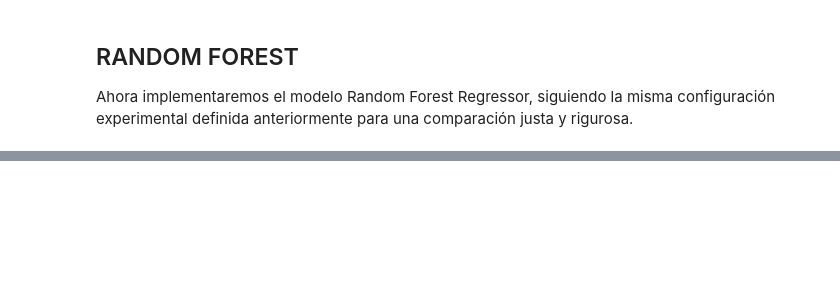
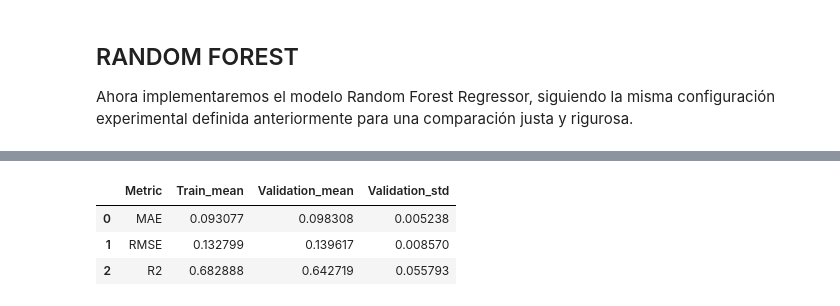
Before and after one commit to josemesa0112/machine-learning-repository, a Jupyter notebook: Machine_Learning_applied_to_Crime_Prediction.ipynb, the cells around one changed output, grey strips where cells are left out. Cells and saved outputs as stored; diff of their text form; code cells hidden in the pictures; blank space fills up the shorter version.

```diff
--- a/Machine_Learning_applied_to_Crime_Prediction.ipynb
+++ b/Machine_Learning_applied_to_Crime_Prediction.ipynb
@@ -769,0 +946,79 @@ Al comparar el desempeño del modelo Random Forest con la Regresión Lineal, pod
+# %%
+from sklearn.svm import SVR
+
+# Definir las configuraciones de hiperparámetros para SVR
+svr_configs = [
+    {"kernel": "linear", "C": 1.0, "model_name": "SVR (Kernel: Linear, C=1)"},
+    {"kernel": "linear", "C": 1e-2, "model_name": "SVR (Kernel: Linear, C=0.01)"},
+    {"kernel": "linear", "C": 1e2, "model_name": "SVR (Kernel: Linear, C=100)"},
+    {"kernel": "poly", "C": 1.0, "degree": 3, "model_name": "SVR (Kernel: Poly, C=1, Deg=3)"},
+    {"kernel": "poly", "C": 1e-2, "degree": 3, "model_name": "SVR (Kernel: Poly, C=0.01, Deg=3)"},
+    {"kernel": "poly", "C": 1e2, "degree": 3, "model_name": "SVR (Kernel: Poly, C=100, Deg=3)"},
+    {"kernel": "poly", "C": 1.0, "degree": 5, "model_name": "SVR (Kernel: Poly, C=1, Deg=5)"},
+    {"kernel": "poly", "C": 1e-2, "degree": 5, "model_name": "SVR (Kernel: Poly, C=0.01, Deg=5)"},
+    {"kernel": "poly", "C": 1e2, "degree": 5, "model_name": "SVR (Kernel: Poly, C=100, Deg=5)"},
+    {"kernel": "poly", "C": 1.0, "degree": 7, "model_name": "SVR (Kernel: Poly, C=1, Deg=7)"},
+    {"kernel": "poly", "C": 1e-2, "degree": 7, "model_name": "SVR (Kernel: Poly, C=0.01, Deg=7)"},
+    {"kernel": "poly", "C": 1e2, "degree": 7, "model_name": "SVR (Kernel: Poly, C=100, Deg=7)"},
+    {"kernel": "rbf", "C": 1.0, "gamma": 1e-2, "model_name": "SVR (Kernel: RBF, Gamma=0.01, C=1)"},
+    {"kernel": "rbf", "C": 1e-2, "gamma": 1e-2, "model_name": "SVR (Kernel: RBF, Gamma=0.01, C=0.01)"},
+    {"kernel": "rbf", "C": 1e2, "gamma": 1e-2, "model_name": "SVR (Kernel: RBF, Gamma=0.01, C=100)"}
+]
+
+svr_tuning_results = []
+
+for config in svr_configs:
+    print(f"\n--- Evaluando SVR con configuración: {config['model_name']} ---")
+
+    # Extraer parámetros de la configuración
+    params = {k: v for k, v in config.items() if k != 'model_name'}
+
+    # Construir el pipeline para SVR con la configuración actual
+    svr_pipeline_tuned = Pipeline(steps=[
+        ("model", SVR(**params))
+    ])
+
+    model_name_svr_tuned = config['model_name']
+
+    val_mae_svr_tuned, val_rmse_svr_tuned, val_r2_svr_tuned, test_mae_svr_tuned, test_rmse_svr_tuned, test_r2_svr_tuned, y_pred_svr_tuned = \
+        evaluate_regression_model(
+            svr_pipeline_tuned,
+            X_train, y_train, X_test, y_test,
+            cv,
+            scoring,
+            model_name=model_name_svr_tuned
+        )
+
+    # Eliminar la entrada existente si el modelo ya está en la tabla
+    master_results_df = master_results_df[master_results_df['Modelo'] != model_name_svr_tuned].reset_index(drop=True)
+    # Añadir los resultados a la tabla maestra
+    master_results_df.loc[len(master_results_df)] = [
+        model_name_svr_tuned,
+        val_mae_svr_tuned,
+        val_rmse_svr_tuned,
+        val_r2_svr_tuned,
+        test_mae_svr_tuned,
+        test_rmse_svr_tuned,
+        test_r2_svr_tuned
+    ]
+    svr_tuning_results.append({
+        'Modelo': model_name_svr_tuned,
+        'Test_R2': test_r2_svr_tuned
+    })
+
+print("\nTabla maestra de resultados actualizada con SVR tuneado:")
+display(master_results_df[master_results_df['Modelo'].str.contains('SVR')])
+
+# Generar gráfica de comparación de Test R² para diferentes configuraciones de SVR
+svr_plot_df = pd.DataFrame(svr_tuning_results)
+plt.figure(figsize=(12, 6))
+sns.barplot(x='Modelo', y='Test_R2', data=svr_plot_df.sort_values(by='Test_R2', ascending=False), palette='viridis')
+plt.title('Comparación de Test R² para SVR con Diferentes Configuraciones')
+plt.xlabel('Modelo (Configuración)')
+plt.ylabel('Test R²')
+plt.ylim(0, 1)
+plt.grid(axis='y', linestyle='--', alpha=0.7)
+plt.xticks(rotation=45, ha='right')
+plt.tight_layout()
+plt.show()
+# %% [output]
@@ -769,0 +1032,4 @@ Al comparar el desempeño del modelo Random Forest con la Regresión Lineal, pod
+|  | Metric | Train_mean | Validation_mean | Validation_std |
+| 0 | MAE | 0.093077 | 0.098308 | 0.005238 |
+| 1 | RMSE | 0.132799 | 0.139617 | 0.008570 |
+| 2 | R2 | 0.682888 | 0.642719 | 0.055793 |
```
Also changed, not shown: parts of 19 cells of this notebook.
